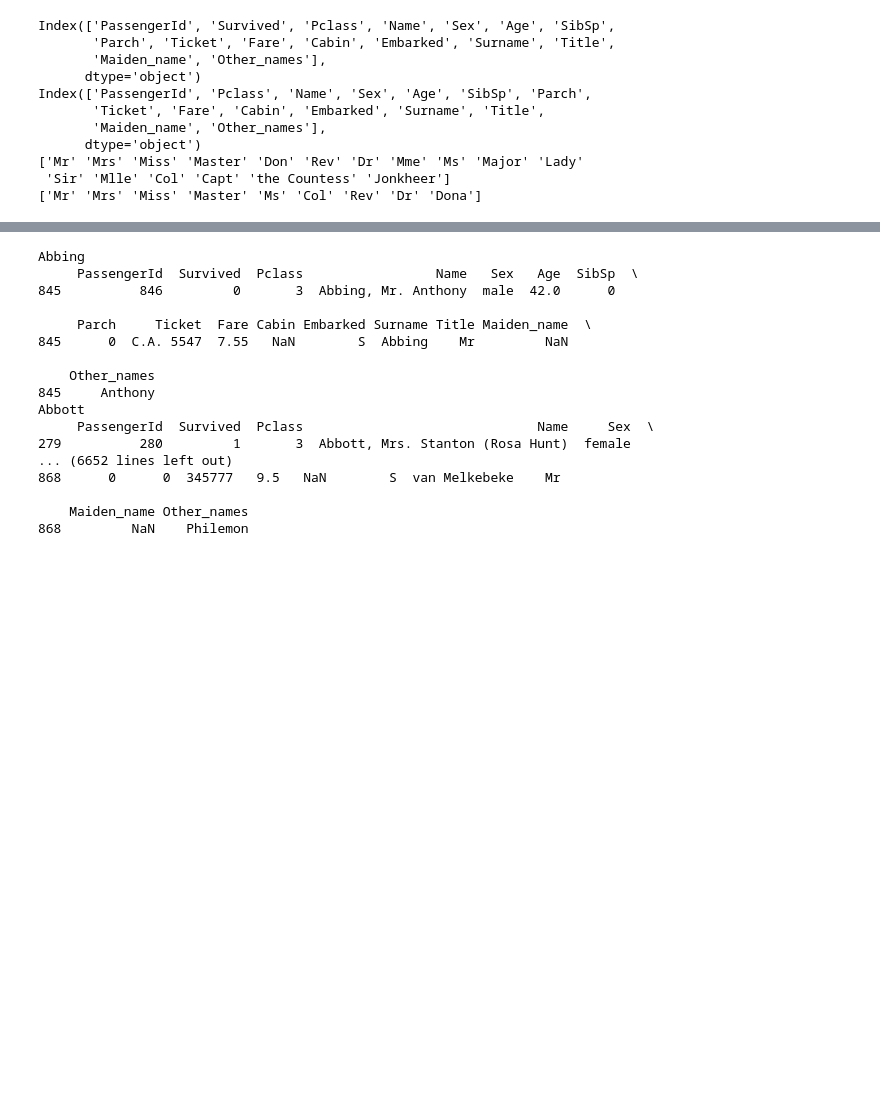
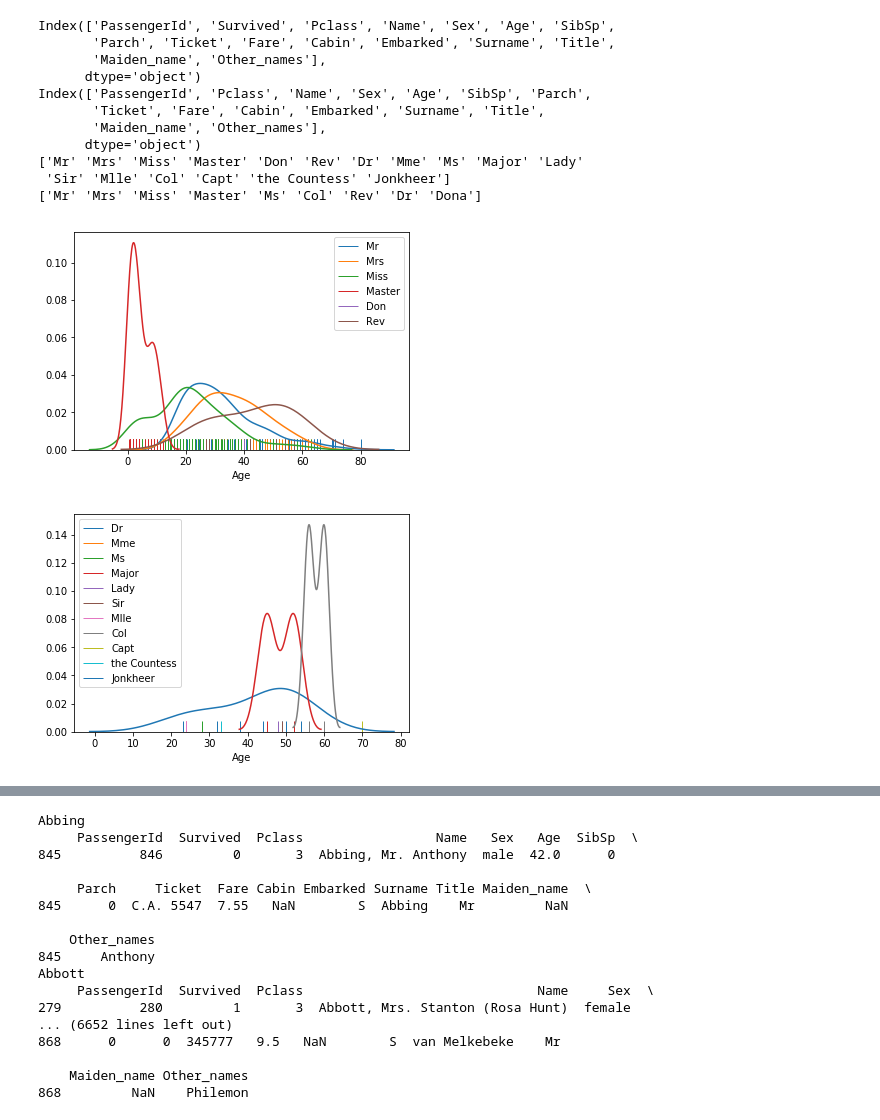
Before and after one commit to RationalGit/Kaggle-Titanic-ML, a Jupyter notebook: Explore_notebook.ipynb, the cells around one changed output, grey strips where cells are left out. Saved outputs shown, nothing was run; the diff lists cells and outputs as text; code cells hidden in the pictures; blank space fills up the shorter version.

```diff
--- a/Explore_notebook.ipynb
+++ b/Explore_notebook.ipynb
@@ -313,3 +313,24 @@ Index(['PassengerId', 'Pclass', 'Name', 'Sex', 'Age', 'SibSp', 'Parch',
 ['Mr' 'Mrs' 'Miss' 'Master' 'Don' 'Rev' 'Dr' 'Mme' 'Ms' 'Major' 'Lady'
  'Sir' 'Mlle' 'Col' 'Capt' 'the Countess' 'Jonkheer']
 ['Mr' 'Mrs' 'Miss' 'Master' 'Ms' 'Col' 'Rev' 'Dr' 'Dona']
+# %%
+train_age = train_data.dropna(subset = ['Age'])
+unique_vals = train_age['Title'].unique()  # [0, 1, 2]
+unique_vals_1 = unique_vals[0:6]
+unique_vals_2 = unique_vals[6:18]
+# Sort the dataframe by target
+# Use a list comprehension to create list of sliced dataframes
+targets_1 = [train_age.loc[train_age['Title'] == val] for val in unique_vals_1]
+targets_2 = [train_age.loc[train_age['Title'] == val] for val in unique_vals_2]
+# Iterate through list and plot the sliced dataframe
+for target in targets_1:
+    sns.distplot(target['Age'], hist=False, rug=True)
+plt.legend(unique_vals_1)
+plt.show()
+for target in targets_2:
+    sns.distplot(target['Age'], hist=False, rug=True)
+plt.legend(unique_vals_2)
+plt.show()
+# %% [output]
+[figure, added]
+[figure, added]
```
Also changed, not shown: parts of 2 cells of this notebook, 1 other file.
